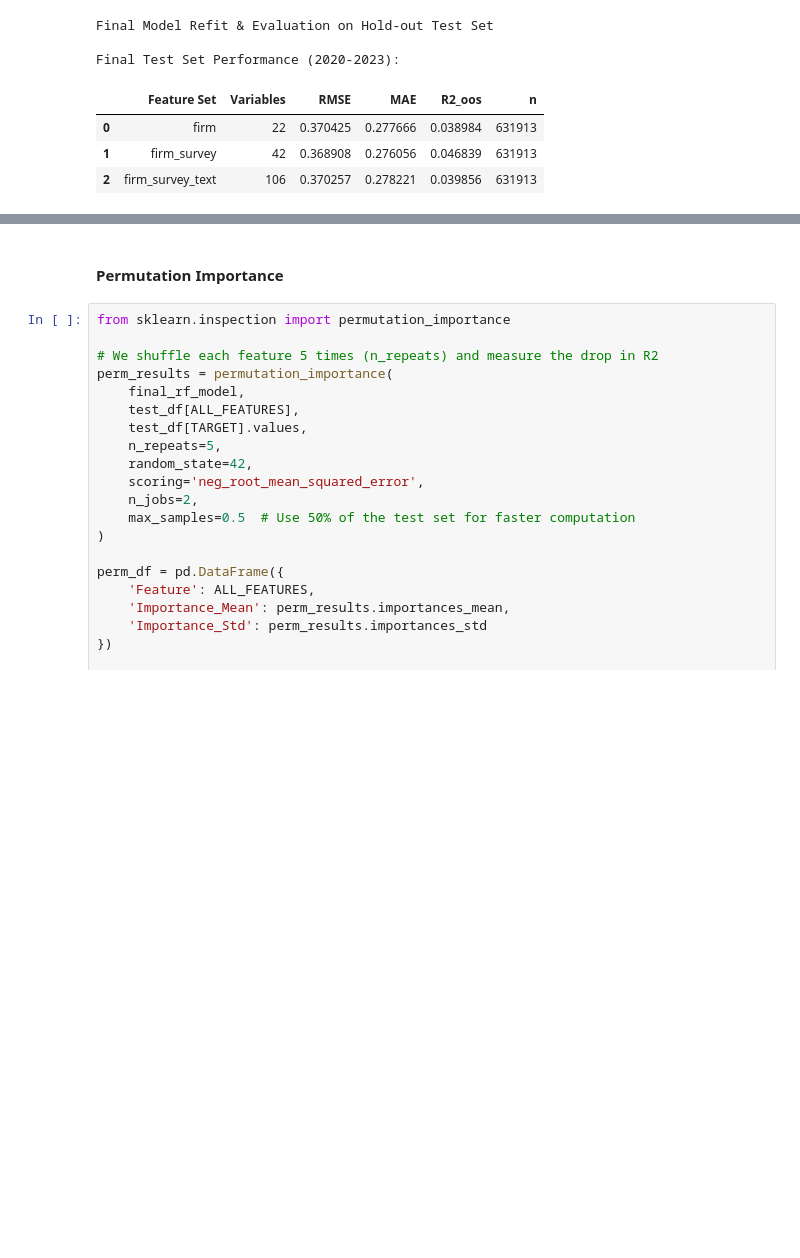
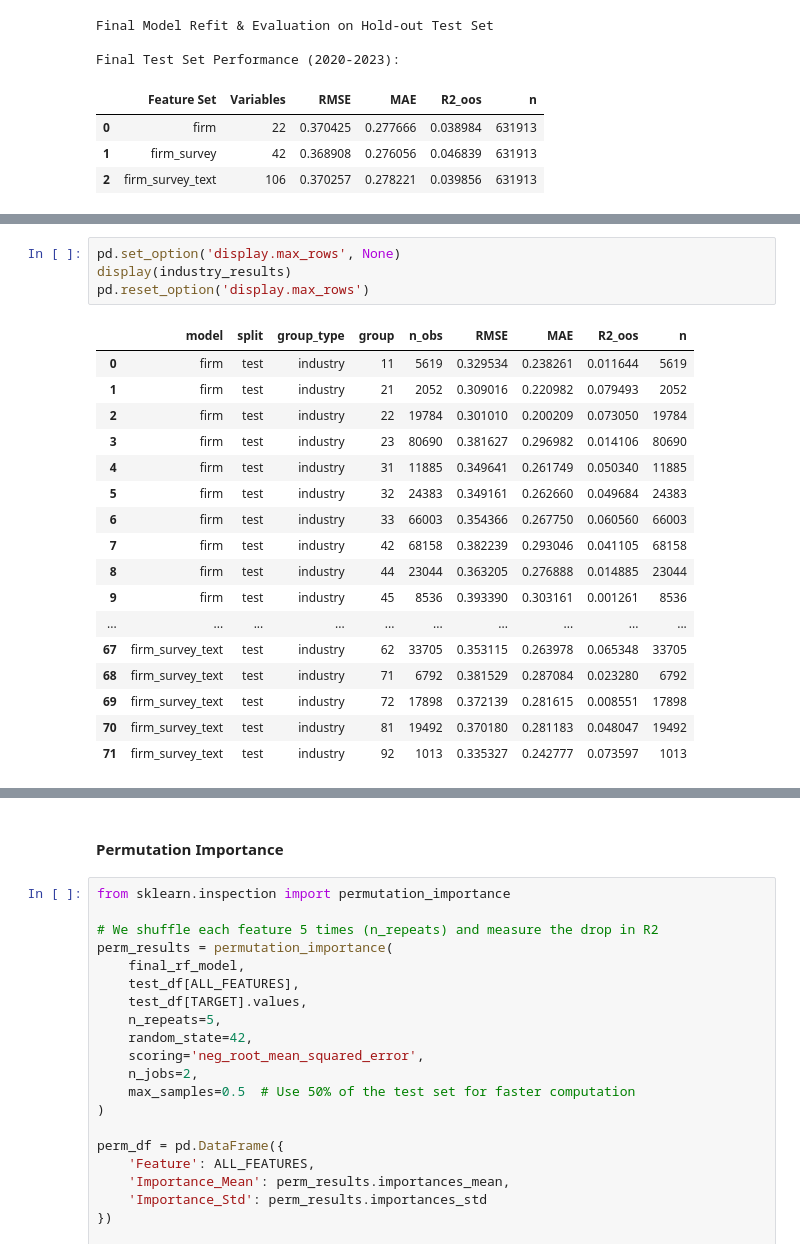
Before and after one commit to NhiPK/MLforEcon, a Jupyter notebook: model/random_forest.ipynb, the cells around one changed output, grey strips where cells are left out. Drawn from its saved outputs; the diff is of its cells as text; blank space fills up the shorter version.

```diff
--- a/model/random_forest.ipynb
+++ b/model/random_forest.ipynb
@@ -1026,0 +1181,22 @@ Final Test Set Performance (2020-2023):
+# %%
+pd.set_option('display.max_rows', None)
+display(industry_results)
+pd.reset_option('display.max_rows')
+# %% [output]
+|  | model | split | group_type | group | n_obs | RMSE | MAE | R2_oos | n |
+| 0 | firm | test | industry | 11 | 5619 | 0.329534 | 0.238261 | 0.011644 | 5619 |
+| 1 | firm | test | industry | 21 | 2052 | 0.309016 | 0.220982 | 0.079493 | 2052 |
+| 2 | firm | test | industry | 22 | 19784 | 0.301010 | 0.200209 | 0.073050 | 19784 |
+| 3 | firm | test | industry | 23 | 80690 | 0.381627 | 0.296982 | 0.014106 | 80690 |
+| 4 | firm | test | industry | 31 | 11885 | 0.349641 | 0.261749 | 0.050340 | 11885 |
+| 5 | firm | test | industry | 32 | 24383 | 0.349161 | 0.262660 | 0.049684 | 24383 |
+| 6 | firm | test | industry | 33 | 66003 | 0.354366 | 0.267750 | 0.060560 | 66003 |
+| 7 | firm | test | industry | 42 | 68158 | 0.382239 | 0.293046 | 0.041105 | 68158 |
+| 8 | firm | test | industry | 44 | 23044 | 0.363205 | 0.276888 | 0.014885 | 23044 |
+| 9 | firm | test | industry | 45 | 8536 | 0.393390 | 0.303161 | 0.001261 | 8536 |
+| ... | ... | ... | ... | ... | ... | ... | ... | ... | ... |
+| 67 | firm_survey_text | test | industry | 62 | 33705 | 0.353115 | 0.263978 | 0.065348 | 33705 |
+| 68 | firm_survey_text | test | industry | 71 | 6792 | 0.381529 | 0.287084 | 0.023280 | 6792 |
+| 69 | firm_survey_text | test | industry | 72 | 17898 | 0.372139 | 0.281615 | 0.008551 | 17898 |
+| 70 | firm_survey_text | test | industry | 81 | 19492 | 0.370180 | 0.281183 | 0.048047 | 19492 |
+| 71 | firm_survey_text | test | industry | 92 | 1013 | 0.335327 | 0.242777 | 0.073597 | 1013 |
```
Also changed, not shown: parts of 5 cells of this notebook, 4 other files.
